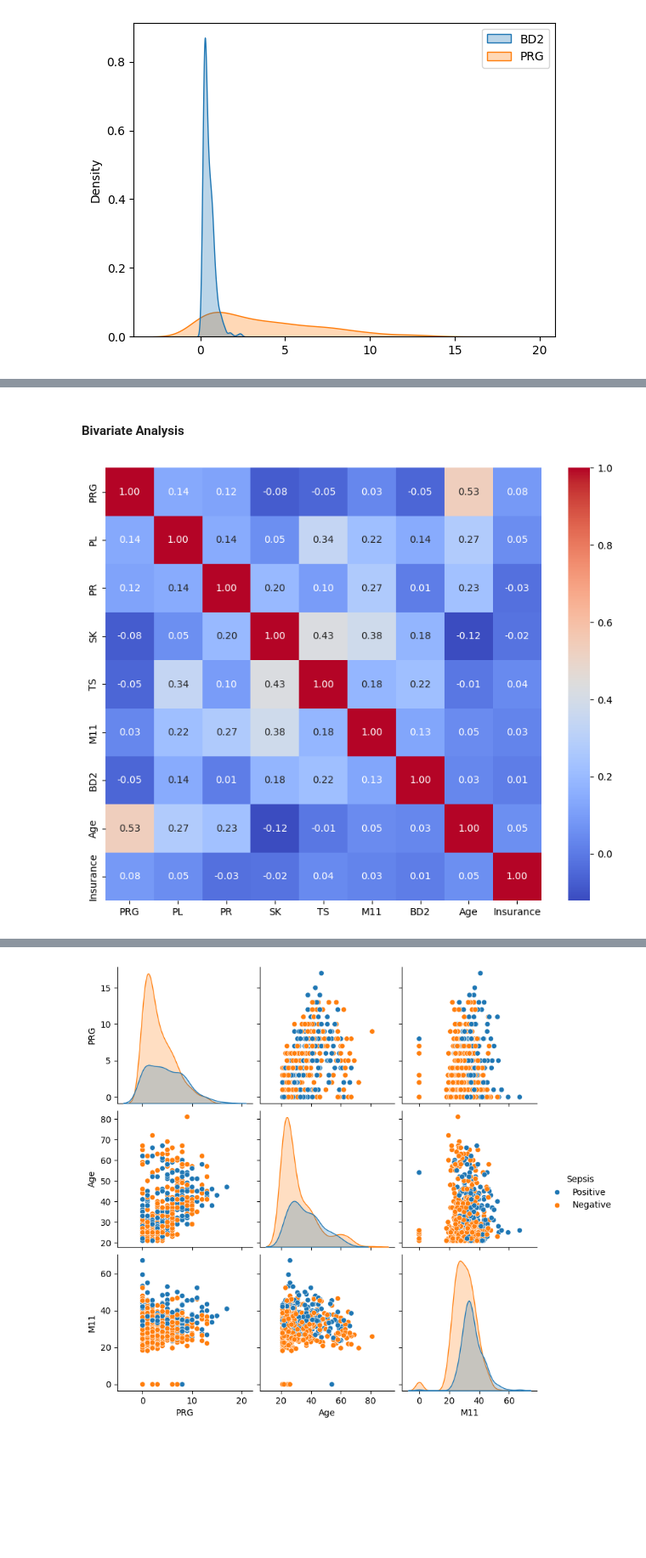
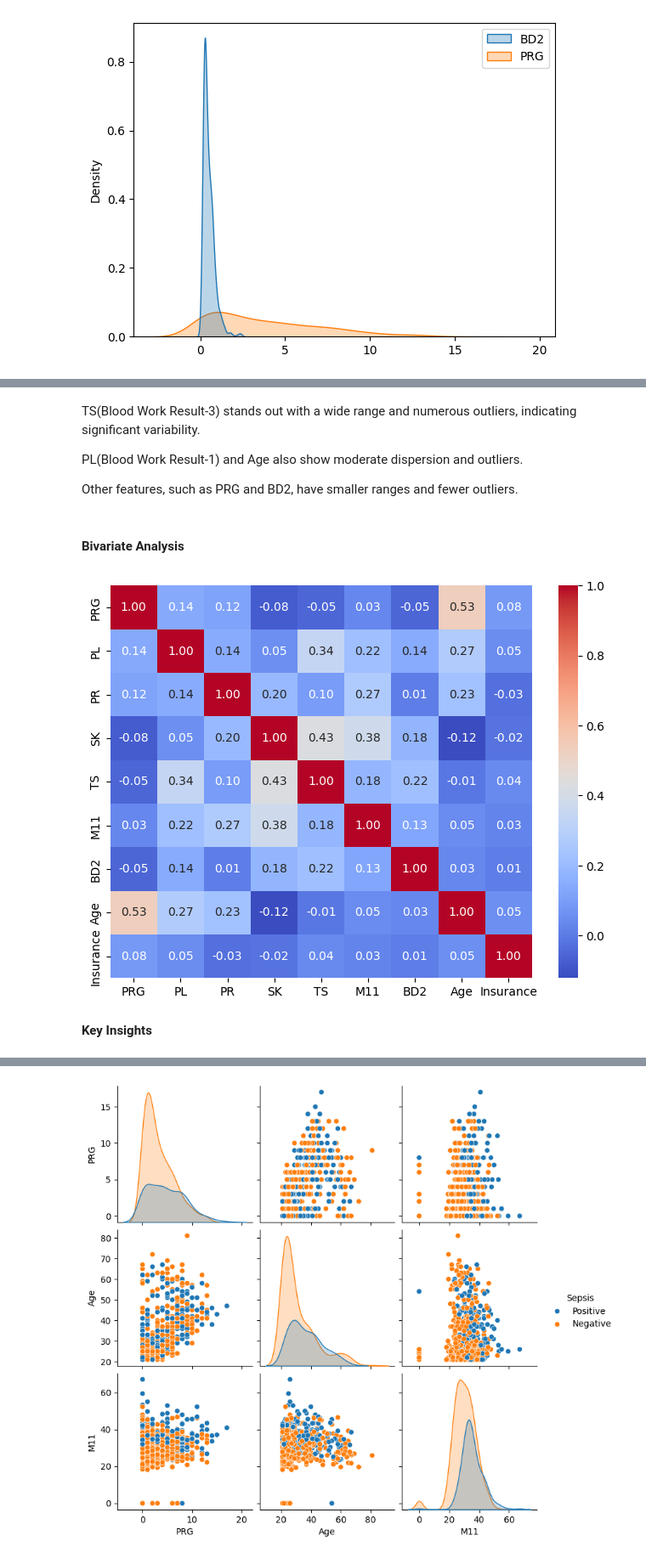
Before and after one commit to heldana30/Building_ML_APIs_With_FastAPI, a Jupyter notebook: Notebook/api.ipynb, the cells around one changed output, grey strips where cells are left out. Shown: that part at 85% size. Drawn from its saved outputs; the diff is of its cells as text; code cells hidden in the pictures; blank space fills up the shorter version.

```diff
--- a/Notebook/api.ipynb
+++ b/Notebook/api.ipynb
@@ -187,11 +239,19 @@ plt.show()
+# %% [markdown]
+TS(Blood Work Result-3) stands out with a wide range and numerous outliers, indicating significant variability.
+
+PL(Blood Work Result-1) and Age also show moderate dispersion and outliers.
+
+Other features, such as PRG and BD2, have smaller ranges and fewer outliers.
 # %% [markdown]
 #### Bivariate Analysis
 # %%
 numeric_features = train_df.select_dtypes('number').columns
 cor = train_df[numeric_features].corr()
 
-plt.figure(figsize=(10,8))
+plt.figure(figsize=(8,6))
 sns.heatmap(cor, annot=True, cmap='coolwarm', fmt=".2f")
 plt.show()
 # %% [output]
-[figure, old version]
+[figure, new version]
+# %% [markdown]
+**Key Insights**
```
Also changed, not shown: parts of 31 cells of this notebook.
